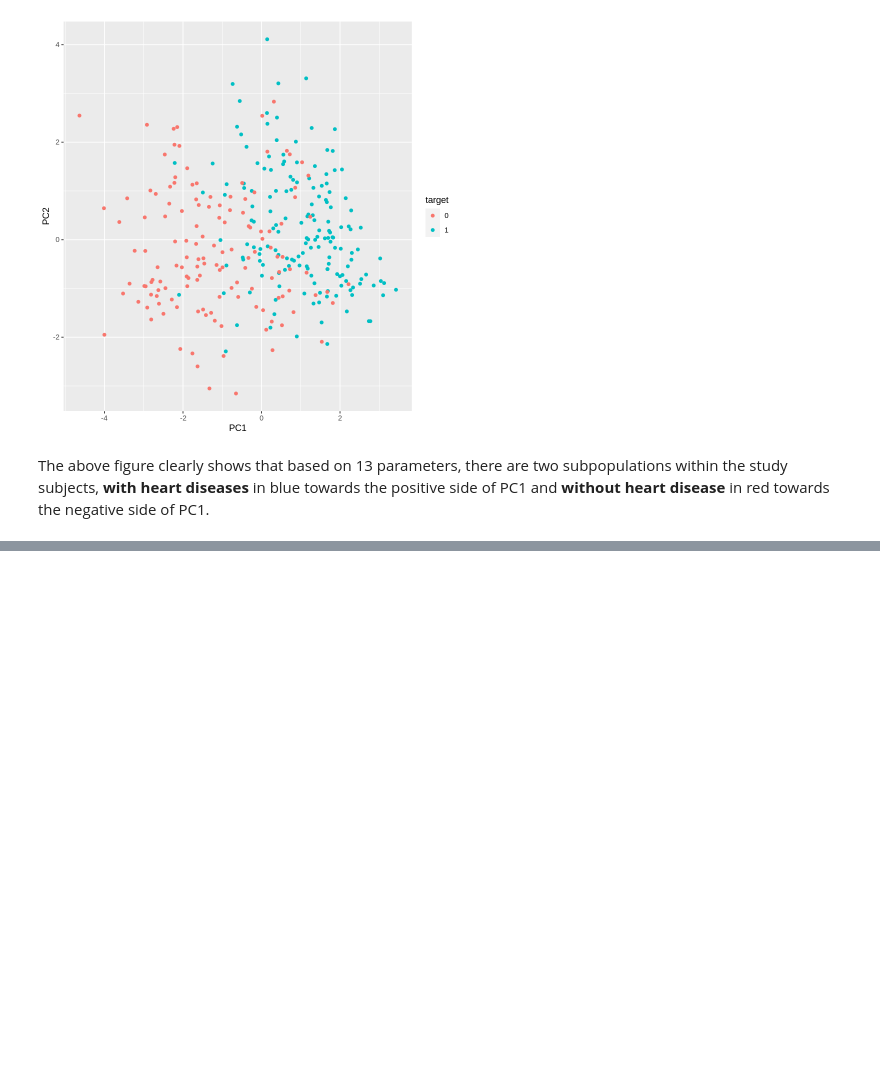
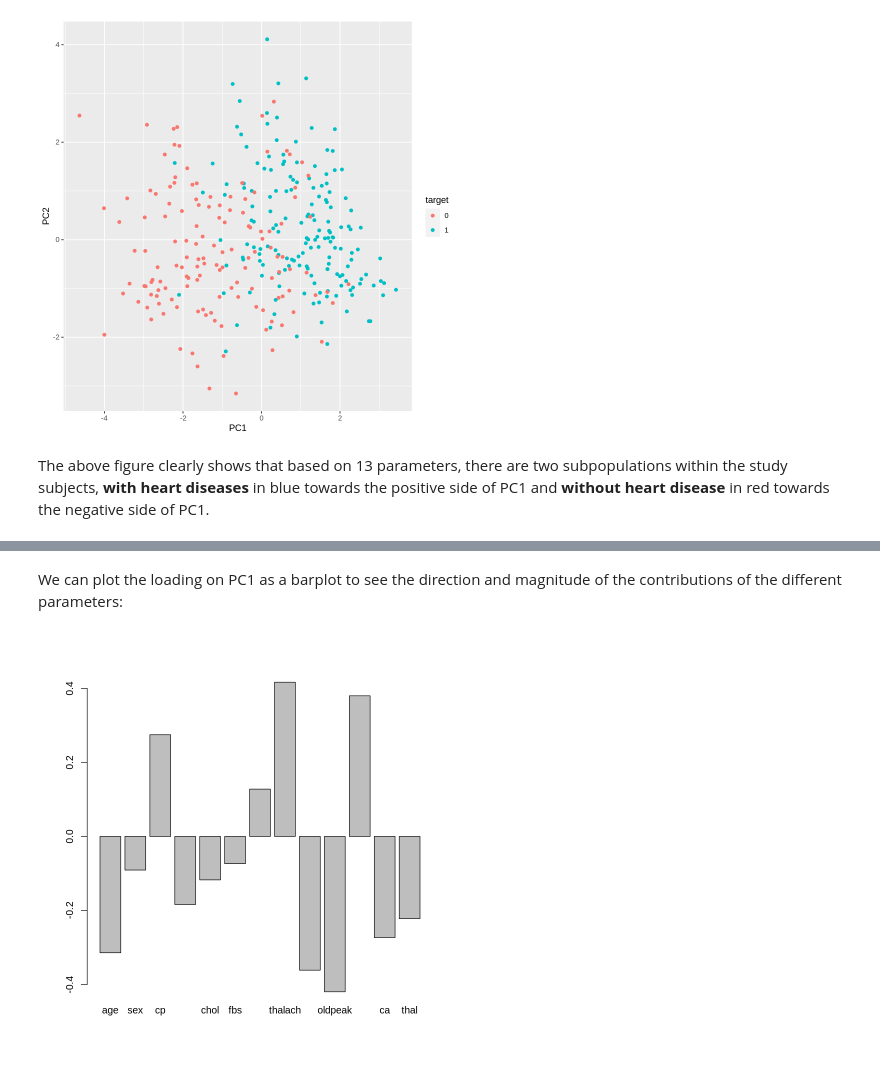
Before and after one commit to SaraAlKarimy/Notebooks, a Jupyter notebook: heart.ipynb, the cells around one changed output, grey strips where cells are left out. Drawn from its saved outputs; the diff is of its cells as text; code cells hidden in the pictures; blank space fills up the shorter version.

```diff
--- a/heart.ipynb
+++ b/heart.ipynb
@@ -196,0 +194,6 @@ The above figure clearly shows that based on 13 parameters, there are two subpop
+# %% [markdown]
+We can plot the loading on PC1 as a barplot to see the direction and magnitude of the contributions of the different parameters:
+# %%
+barplot(pca$rotation[, 1])
+# %% [output]
+[figure, added]
```
Also changed, not shown: parts of 12 cells of this notebook.
